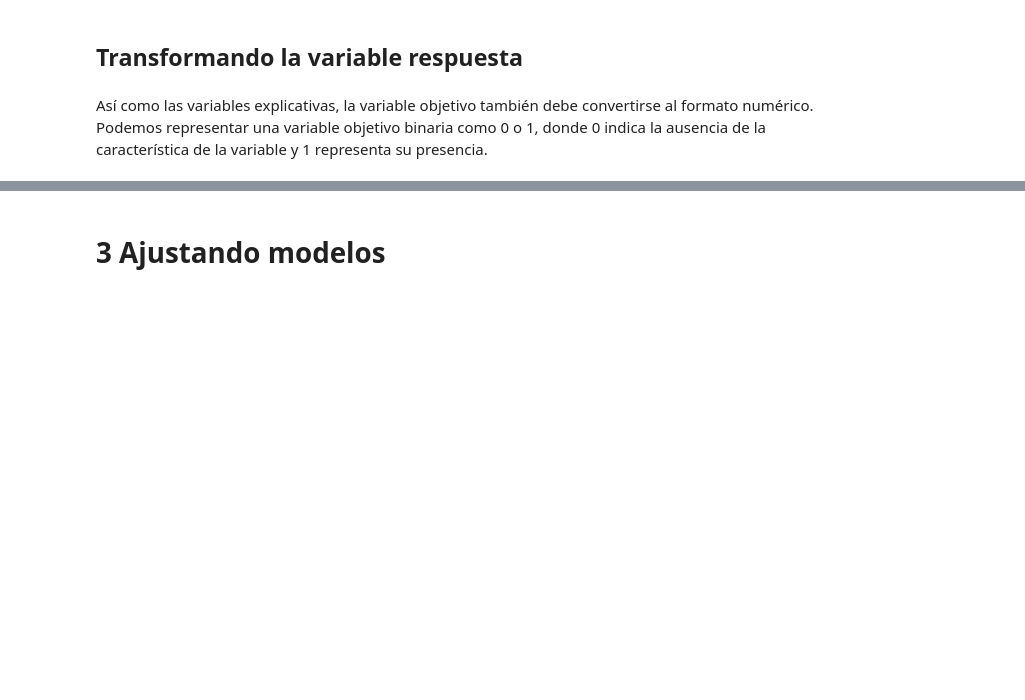
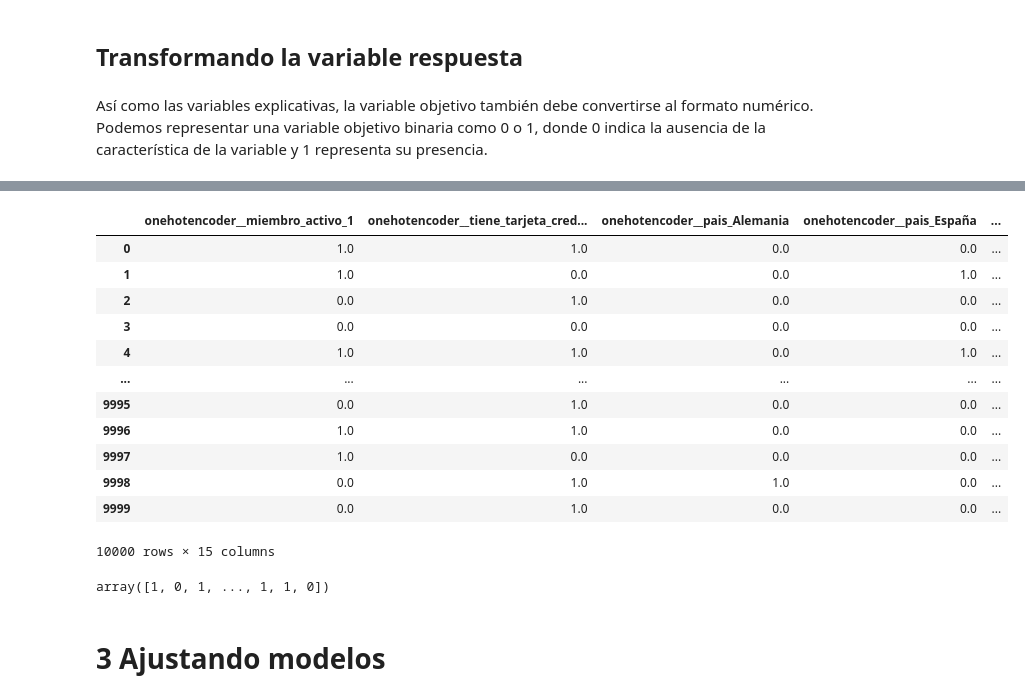
Before and after one commit to dialejo/Math_with_python, a Jupyter notebook: Clasificacion_primeros_pasos.ipynb, the cells around one changed output, grey strips where cells are left out. Drawn from its saved outputs; the diff is of its cells as text; code cells hidden in the pictures; blank space fills up the shorter version.

```diff
--- a/Clasificacion_primeros_pasos.ipynb
+++ b/Clasificacion_primeros_pasos.ipynb
@@ -245,0 +346,3 @@ Así como las variables explicativas, la variable objetivo también debe convert
+# %%
+X_Desafio = datos_desafio.drop('churn', axis=1)
+y_Desafio = datos_desafio['churn']
@@ -245,0 +358,9 @@ Así como las variables explicativas, la variable objetivo también debe convert
+# %%
+Columnas_desafio = X_Desafio.columns
+# %%
+one_hot_desafio = make_column_transformer((OneHotEncoder(drop='if_binary'),['miembro_activo','tiene_tarjeta_credito','pais','sexo_biologico']),
+                                          remainder='passthrough',
+                                          sparse_threshold=0,
+                                          force_int_remainder_cols=False)
+# %%
+X_Desafio = one_hot_desafio.fit_transform(X_Desafio)
@@ -245,0 +380,16 @@ Así como las variables explicativas, la variable objetivo también debe convert
+# %%
+pd.DataFrame(X_Desafio, columns=one_hot_desafio.get_feature_names_out(Columnas_desafio))
+# %% [output]
+|  | onehotencoder__miembro_activo_1 | onehotencoder__tiene_tarjeta_cred... | onehotencoder__pais_Alemania | onehotencoder__pais_España | ... |
+| 0 | 1.0 | 1.0 | 0.0 | 0.0 | ... |
+| 1 | 1.0 | 0.0 | 0.0 | 1.0 | ... |
+| 2 | 0.0 | 1.0 | 0.0 | 0.0 | ... |
+| 3 | 0.0 | 0.0 | 0.0 | 0.0 | ... |
+| 4 | 1.0 | 1.0 | 0.0 | 1.0 | ... |
+| ... | ... | ... | ... | ... | ... |
+| 9995 | 0.0 | 1.0 | 0.0 | 0.0 | ... |
+| 9996 | 1.0 | 1.0 | 0.0 | 0.0 | ... |
+| 9997 | 1.0 | 0.0 | 0.0 | 0.0 | ... |
+| 9998 | 0.0 | 1.0 | 1.0 | 0.0 | ... |
+| 9999 | 0.0 | 1.0 | 0.0 | 0.0 | ... |
+10000 rows × 15 columns
@@ -246,3 +398,7 @@ Así como las variables explicativas, la variable objetivo también debe convert
+# %%
+y_Desafio
+# %% [output]
+array([1, 0, 1, ..., 1, 1, 0])
 # %% [markdown]
 # 3 Ajustando modelos
 # %% [markdown]
```
Also changed, not shown: parts of 20 cells of this notebook.
